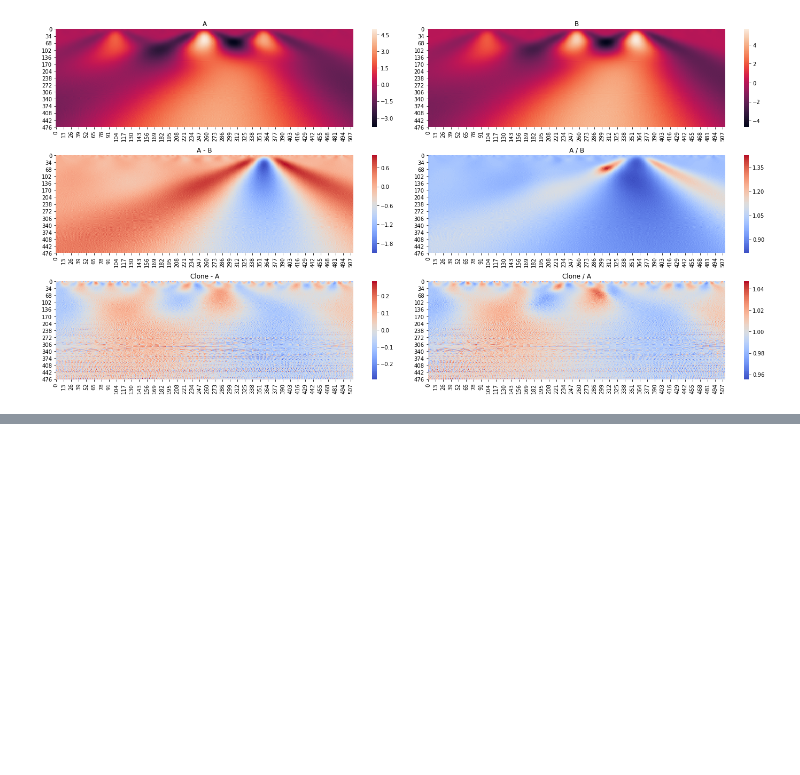
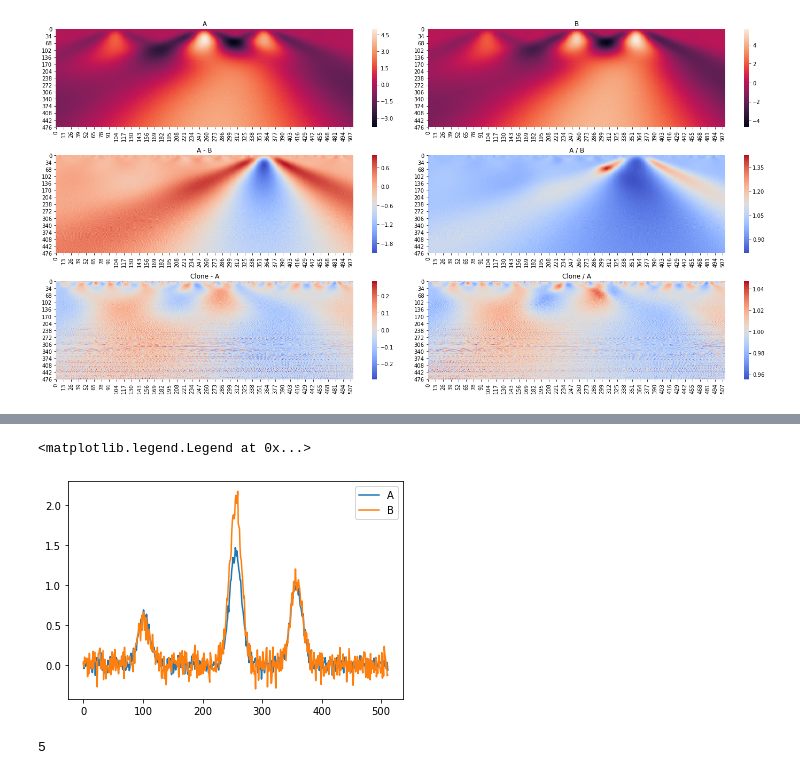
Before and after one commit to minyoungk99/IRES, a Jupyter notebook: fake_CWT.ipynb, the cells around one changed output, grey strips where cells are left out. Drawn from its saved outputs; the diff is of its cells as text; code cells hidden in the pictures; blank space fills up the shorter version.

Commit message:
Beginning to test SNR at which visual inspection of ps fails

```diff
--- a/fake_CWT.ipynb
+++ b/fake_CWT.ipynb
@@ -151,0 +158,28 @@ plt.savefig('./power_spectrum/fake_ps_mexh_pk3.jpeg')
+# %%
+# Step 1
+a1 = [3, 7, 5]
+m1 = [20, 50, 70]
+sd1 = [2, 2, 2]
+
+a2 = [3, 10, 5]
+m2 = [20, 50, 70]
+sd2 = [2, 2, 2]
+
+prof_a = fp.fake_profile(a1, m1, sd1); prof_a.construct_profile(noise=True, wn_sigma=.05)
+prof_b = fp.fake_profile(a2, m2, sd2); prof_b.construct_profile(noise=True, wn_sigma=.1)
+
+plt.plot(prof_a.profile, label='A')
+plt.plot(prof_b.profile, label='B')
+plt.legend()
+# %% [output]
+<matplotlib.legend.Legend at 0x...>
+[figure, added]
+# %%
+# Step 2 - Perform DWT
+wavelet_str = 'sym5'
+wavelet = pywt.Wavelet(wavelet_str)
+max_level = pywt.dwt_max_level(len(prof_b.profile), wavelet_str)
+coeff_b = pywt.wavedec(prof_b.profile, wavelet, mode='periodization', level=max_level)
+max_level
+# %% [output]
+5
```
Also changed, not shown: parts of 5 cells of this notebook.
